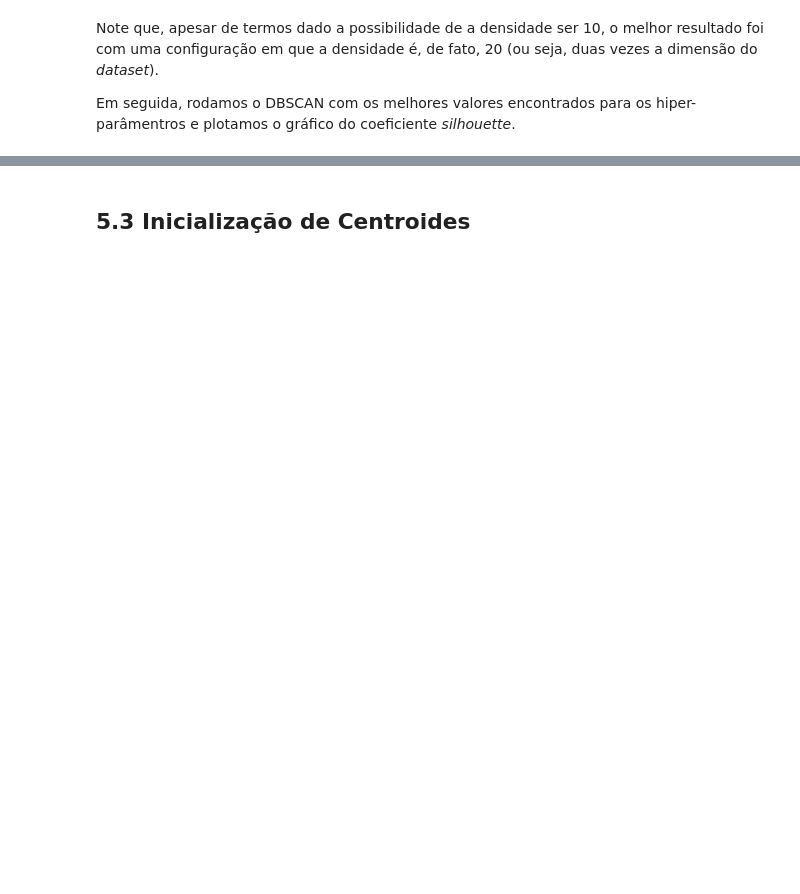
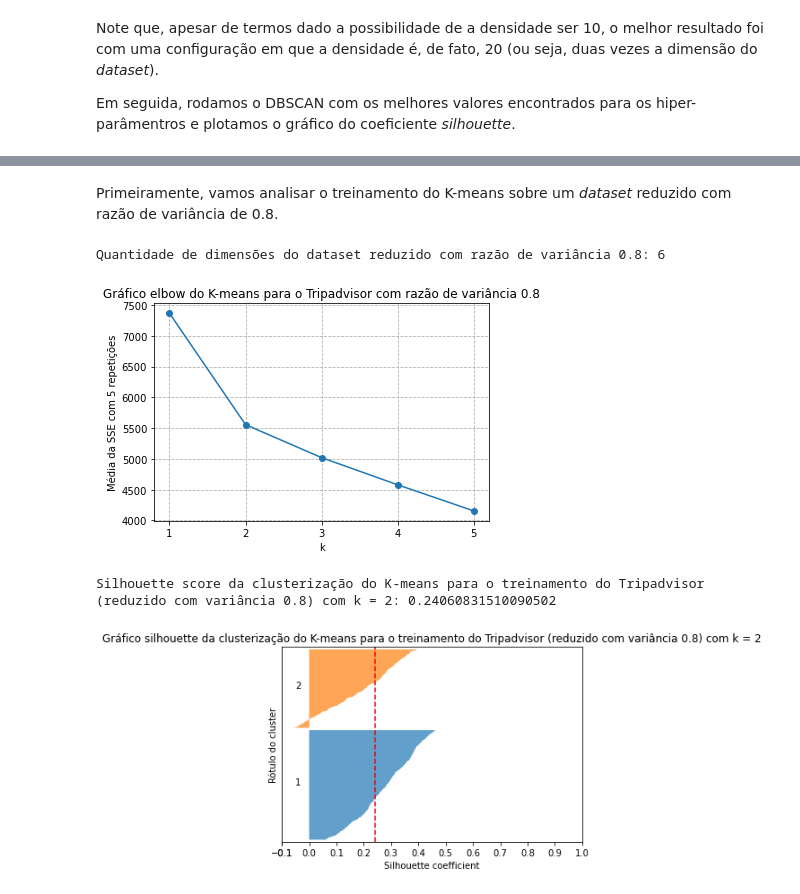
Before and after one commit to fcpereira97/MO444, a Jupyter notebook: Projeto 1/Projeto 1 - Notebook.ipynb, the cells around one changed output, grey strips where cells are left out. Saved outputs shown, nothing was run; the diff lists cells and outputs as text; code cells hidden in the pictures; blank space fills up the shorter version.

```diff
--- a/Projeto 1/Projeto 1 - Notebook.ipynb
+++ b/Projeto 1/Projeto 1 - Notebook.ipynb
@@ -1000,2 +1033,0 @@ Falta agora comparar os resultados encontrados para o *dataset* *TripAdvisor* ap
-# %% [markdown]
-## 5.3 Inicialização de Centroides
@@ -1001,0 +1064,26 @@ Falta agora comparar os resultados encontrados para o *dataset* *TripAdvisor* ap
+# %% [markdown]
+Primeiramente, vamos analisar o treinamento do K-means sobre um *dataset* reduzido com razão de variância de 0.8.
+# %%
+variance = 0.8
+Tripadvisor_training_set_reduced, Tripadvisor_n_dimensions_reduced  = get_dataset_reduced(Tripadvisor_training_set, variance)
+print("Quantidade de dimensões do dataset reduzido com razão de variância 0.8: " + str(Tripadvisor_n_dimensions_reduced))
+
+min_k = 1
+max_k = 5
+n_repetitions = 5
+title_str = "Gráfico elbow do K-means para o Tripadvisor com razão de variância 0.8"
+plot_elbow_graph(Tripadvisor_training_set_reduced, Tripadvisor_n_dimensions_reduced, min_k, max_k, n_repetitions, title_str) #Plot elbow graph
+
+k = 2
+Tripadvisor_training_clusters, Tripadvisor_training_centroids, Tripadvisor_training_sse = kmeans(Tripadvisor_training_set_reduced, k, Tripadvisor_n_dimensions_reduced) #Execute k-means with training set
+
+silhouette_score = calculate_silhouette_score(Tripadvisor_training_clusters, Tripadvisor_n_dimensions_reduced)
+print("Silhouette score da clusterização do K-means para o treinamento do Tripadvisor (reduzido com variância 0.8) com k = 2: " + str(silhouette_score))
+
+title_str = "Gráfico silhouette da clusterização do K-means para o treinamento do Tripadvisor (reduzido com variância 0.8) com k = 2"
+plot_silhouette_graph(Tripadvisor_training_set_reduced, Tripadvisor_training_clusters, Tripadvisor_n_dimensions_reduced, k, title_str)
+# %% [output]
+Quantidade de dimensões do dataset reduzido com razão de variância 0.8: 6
+[figure, added]
+Silhouette score da clusterização do K-means para o treinamento do Tripadvisor (reduzido com variância 0.8) com k = 2: 0.24060831510090502
+[figure, added]
```
Also changed, not shown: parts of 62 cells of this notebook.
